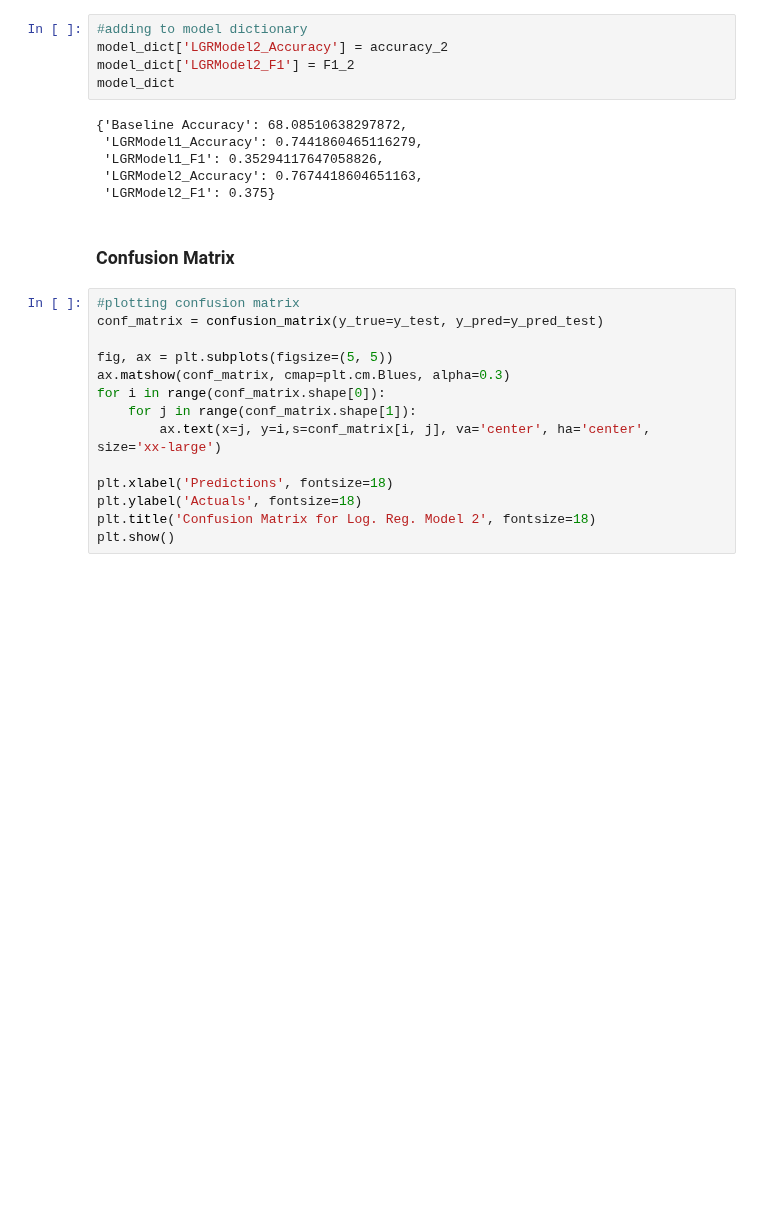
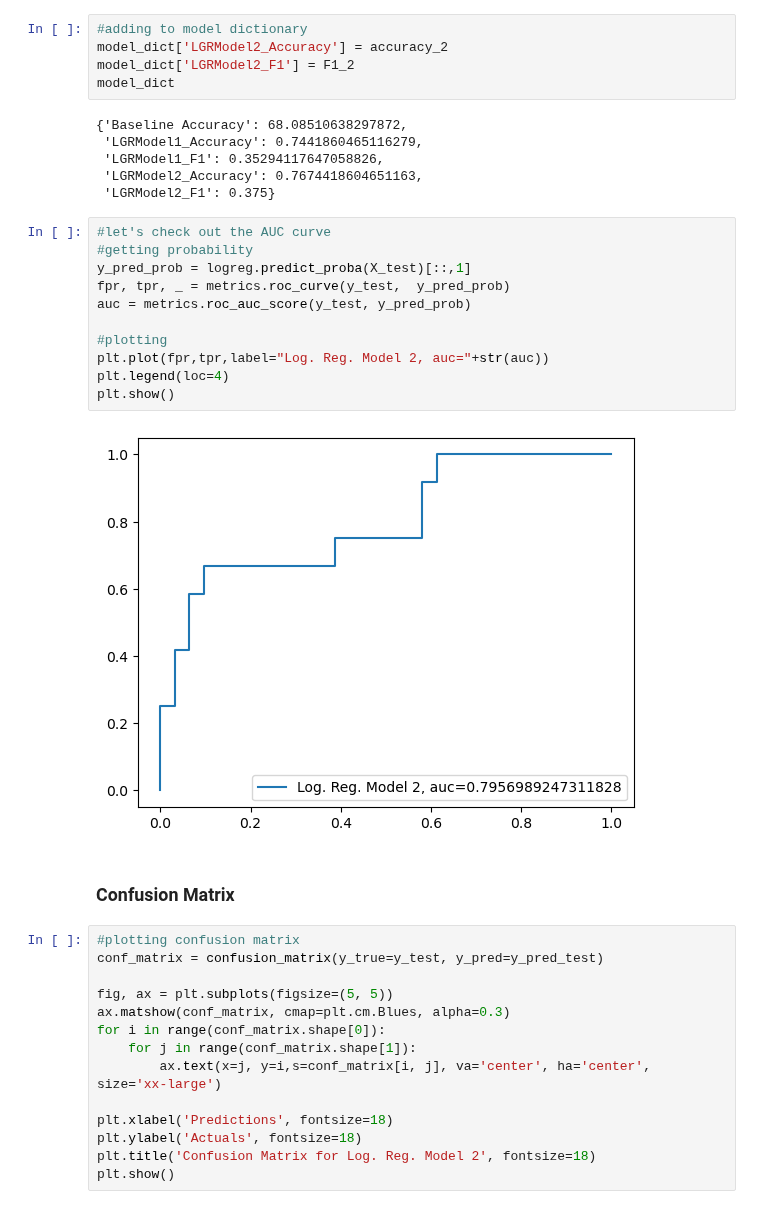
Before and after one commit to SSGrasland/Modeling-Hurricane-Impact-on-Florida-Real-Estate-Value-, a Jupyter notebook: 4. Modeling.ipynb, the cells around one changed output. Cells and saved outputs as stored; diff of their text form; blank space fills up the shorter version.

```diff
--- a/4. Modeling.ipynb
+++ b/4. Modeling.ipynb
@@ -453,6 +479,19 @@ model_dict
  'LGRModel1_F1': 0.35294117647058826,
  'LGRModel2_Accuracy': 0.7674418604651163,
  'LGRModel2_F1': 0.375}
+# %%
+#let's check out the AUC curve
+#getting probability
+y_pred_prob = logreg.predict_proba(X_test)[::,1]
+fpr, tpr, _ = metrics.roc_curve(y_test,  y_pred_prob)
+auc = metrics.roc_auc_score(y_test, y_pred_prob)
+
+#plotting
+plt.plot(fpr,tpr,label="Log. Reg. Model 2, auc="+str(auc))
+plt.legend(loc=4)
+plt.show()
+# %% [output]
+[figure, added]
 # %% [markdown]
 ### Confusion Matrix
 # %%
```
Also changed, not shown: parts of 60 cells of this notebook, 45 other files.
